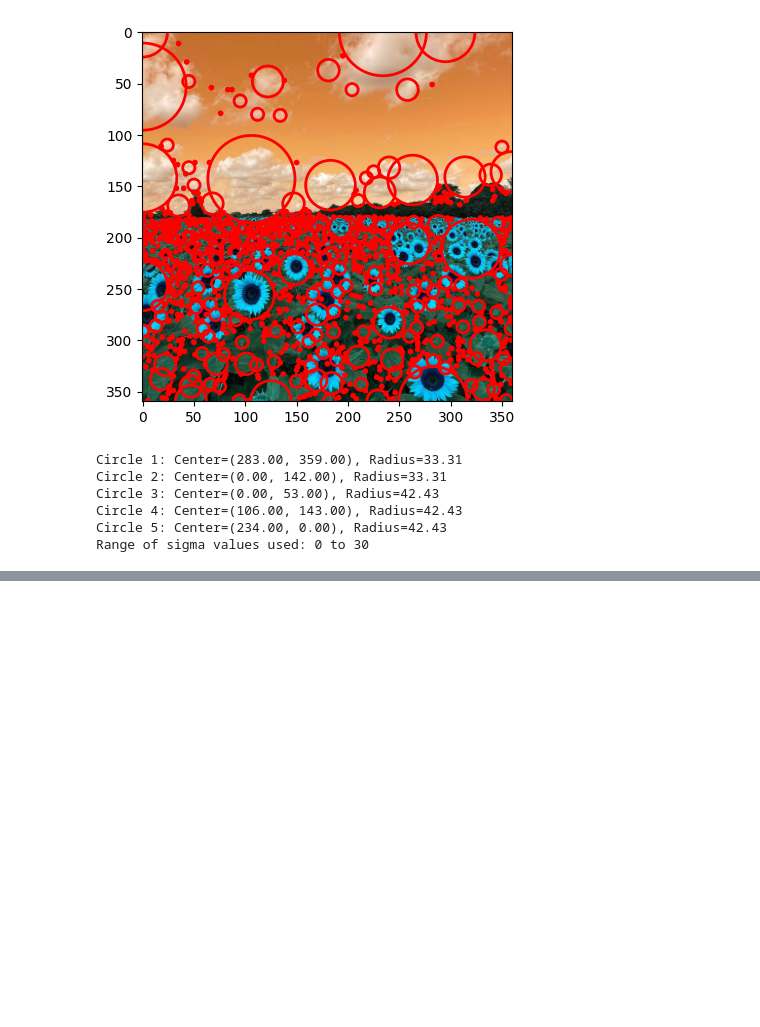
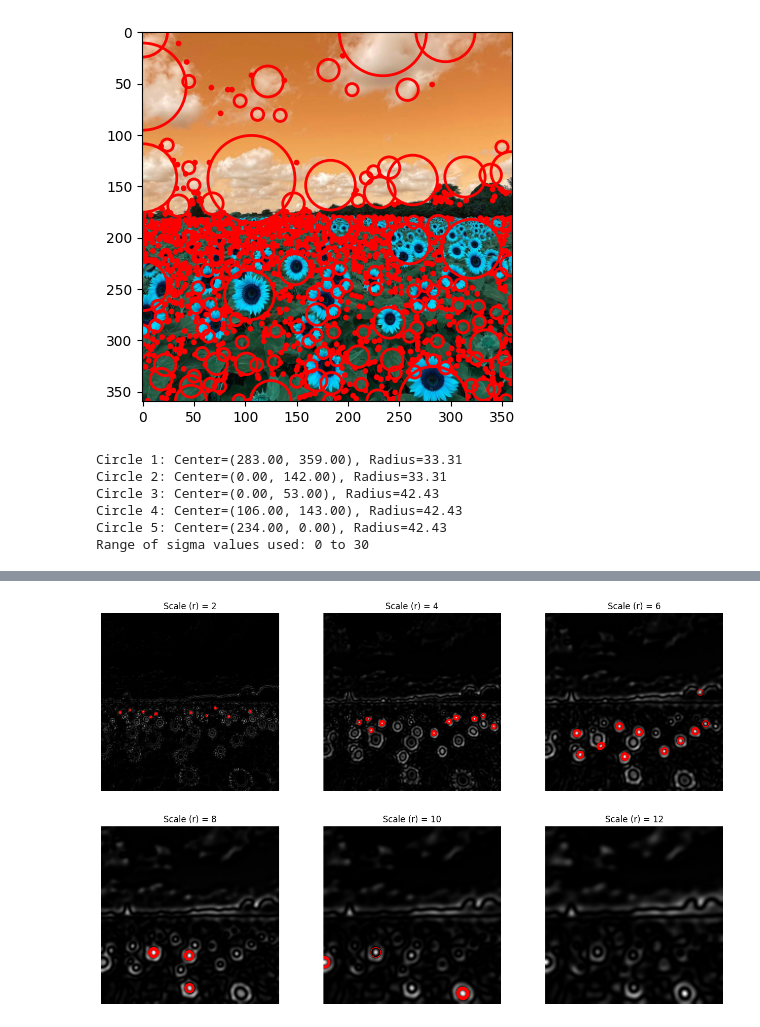
Before and after one commit to SamudraUduwaka/Fitting-and-Alignment, a Jupyter notebook: Q01.ipynb, the cells around one changed output, grey strips where cells are left out. Saved outputs shown, nothing was run; the diff lists cells and outputs as text; code cells hidden in the pictures; blank space fills up the shorter version.

```diff
--- a/Q01.ipynb
+++ b/Q01.ipynb
@@ -129,0 +125,92 @@ Blob 5: Center=(881.00, 95.00), Radius=42.43
+# %%
+import cv2 as cv
+import numpy as np
+import matplotlib.pyplot as plt
+
+def generate_log_kernel(sigma):
+    """Generate Laplacian of Gaussian (LoG) kernel."""
+    radius = int(3 * sigma)
+    x, y = np.meshgrid(np.arange(-radius, radius + 1), np.arange(-radius, radius + 1))
+    kernel = ((x**2 + y**2) / (2 * sigma**2) - 1) * np.exp(-(x**2 + y**2) / (2 * sigma**2)) / (np.pi * sigma**4)
+    return kernel
+
+def find_blob_centers(log_image, sigma):
+    """Find local maxima in the LoG response image."""
+    coords = []
+    height, width = log_image.shape
+    neighborhood = 1  # 3x3 window size
+    for row in range(neighborhood, height-neighborhood):
+        for col in range(neighborhood, width-neighborhood):
+            local_window = log_image[row-neighborhood:row+neighborhood+1, col-neighborhood:col+neighborhood+1]
+            max_response = np.max(local_window)
+            if max_response >= 0.09:  # Adjust threshold for detection
+                x_offset, y_offset = np.unravel_index(np.argmax(local_window), local_window.shape)
+                coords.append((row + x_offset - neighborhood, col + y_offset - neighborhood))
+    return set(coords)
+
+# Load the image
+img_path = 'utils/the_berry_farms_sunflower_field.jpeg'
+image = cv.imread(img_path, cv.IMREAD_REDUCED_COLOR_4)
+gray_image = cv.cvtColor(image, cv.COLOR_BGR2GRAY) / 255.0
+
+# Create a grid of subplots to visualize the results for sigma values r = 2, 4, 6, 8, 10, 12
+fig, axis_grid = plt.subplots(2, 3, figsize=(16, 10))
+
+# Loop through sigma values: r = 2, 4, 6, 8, 10, 12
+for idx, (r, ax) in enumerate(zip(range(2, 13, 2), axis_grid.flatten())):
+    sigma = r / 1.414  # Maintain the same sigma scaling
+    log_kernel = sigma ** 2 * generate_log_kernel(sigma)
+
+    # Apply Laplacian of Gaussian filter to the grayscale image
+    log_response = np.square(cv.filter2D(gray_image, -1, log_kernel))
+
+    # Detect blob centers based on the LoG response
+    blob_centers = find_blob_centers(log_response, sigma)
+
+    # Display the LoG filtered image
+    ax.imshow(log_response, cmap='gray')
+    ax.set_title(f'Scale (r) = {r}', fontsize=12)
+
+    # Draw circles around detected blobs
+    for x, y in blob_centers:
+        circle = plt.Circle((y, x), sigma * 1.414, color='red', linewidth=1, fill=False)
+        ax.add_patch(circle)
+
+    ax.axis('off')
+
+plt.show()
+
+# Display the original image with detected blobs overlayed
+fig, (ax_original, ax_overlay) = plt.subplots(1, 2, figsize=(12, 12))
+
+# Show the original image
+ax_original.imshow(cv.cvtColor(image, cv.COLOR_BGR2RGB))
+ax_original.set_title("Original Image")
+ax_original.axis('off')
+
+# Show the grayscale image with detected blobs overlayed
+ax_overlay.imshow(gray_image, cmap='gray')
+ax_overlay.set_title("Detected Blobs with Different Scales (2, 4, 6, 8, 10, 12)")
+ax_overlay.axis('off')
+
+# List of colors for different blob scales
+color_palette = ['yellow', 'blue', 'green', 'orange', 'red', 'purple']
+
+# Loop through the same sigma values: r = 2, 4, 6, 8, 10, 12
+for i, r in enumerate(range(2, 13, 2)):
+    sigma = r / 1.414
+    log_kernel = sigma ** 2 * generate_log_kernel(sigma)
+
+    # Apply LoG filter and find blobs
+    log_response = np.square(cv.filter2D(gray_image, -1, log_kernel))
+    blob_centers = find_blob_centers(log_response, sigma)
+
+    # Draw blobs as circles with different colors based on the scale
+    for x, y in blob_centers:
+        circle = plt.Circle((y, x), sigma * 1.414, color=color_palette[i], linewidth=1.5, fill=False)
+        ax_overlay.add_patch(circle)
+
+# Show the final plot
+plt.show()
+# %% [output]
+[figure, added]
```
Also changed, not shown: parts of 2 cells of this notebook, 2 other files.
